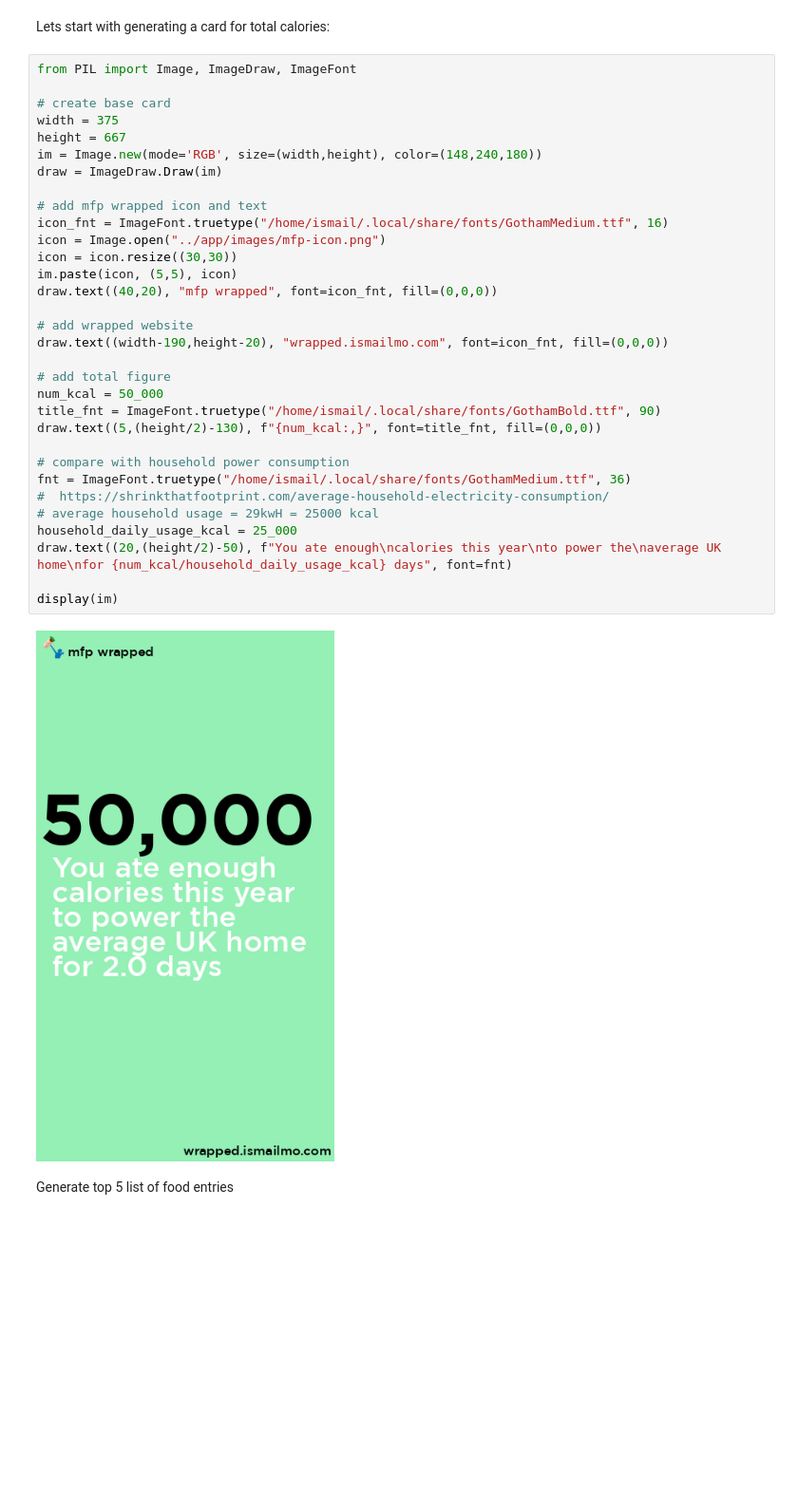
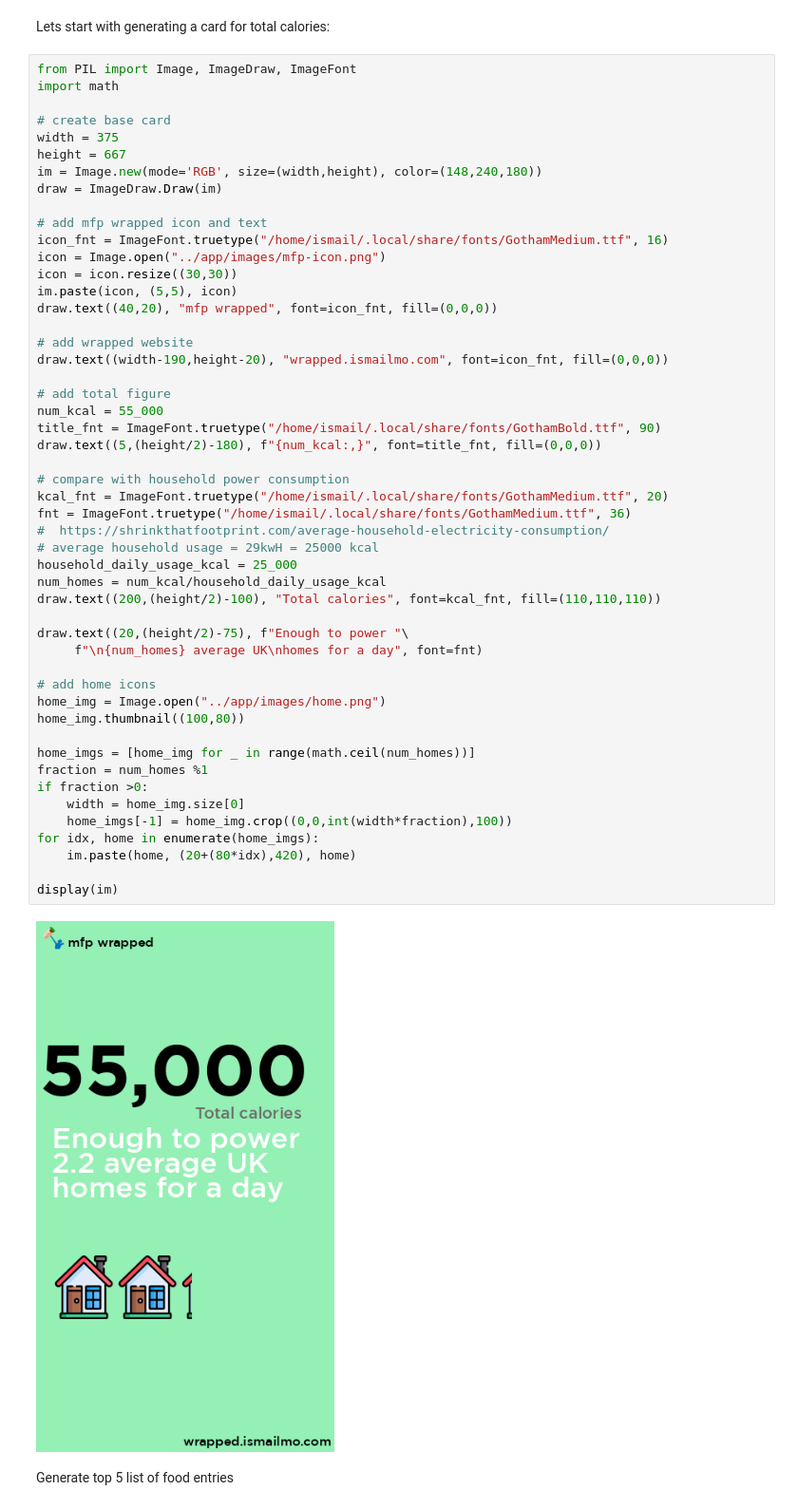
Before and after one commit to ismailmo1/mfp-wrapped, a Jupyter notebook: notebooks/spotify-cards.ipynb, the cells around one changed output. Shown at 95% size. Saved outputs shown, nothing was run; the diff lists cells and outputs as text; blank space fills up the shorter version.

```diff
--- a/notebooks/spotify-cards.ipynb
+++ b/notebooks/spotify-cards.ipynb
@@ -16,38 +16,56 @@ Some ideas for cards:
 Lets start with generating a card for total calories:
 # %%
 from PIL import Image, ImageDraw, ImageFont
+import math
 
 # create base card
 width = 375
 height = 667
 im = Image.new(mode='RGB', size=(width,height), color=(148,240,180))
 draw = ImageDraw.Draw(im)
 
 # add mfp wrapped icon and text
 icon_fnt = ImageFont.truetype("/home/ismail/.local/share/fonts/GothamMedium.ttf", 16)
 icon = Image.open("../app/images/mfp-icon.png")
 icon = icon.resize((30,30))
 im.paste(icon, (5,5), icon)
 draw.text((40,20), "mfp wrapped", font=icon_fnt, fill=(0,0,0))
 
 # add wrapped website
 draw.text((width-190,height-20), "wrapped.ismailmo.com", font=icon_fnt, fill=(0,0,0))
 
 # add total figure
-num_kcal = 50_000
+num_kcal = 55_000
 title_fnt = ImageFont.truetype("/home/ismail/.local/share/fonts/GothamBold.ttf", 90)
-draw.text((5,(height/2)-130), f"{num_kcal:,}", font=title_fnt, fill=(0,0,0))
+draw.text((5,(height/2)-180), f"{num_kcal:,}", font=title_fnt, fill=(0,0,0))
 
 # compare with household power consumption
+kcal_fnt = ImageFont.truetype("/home/ismail/.local/share/fonts/GothamMedium.ttf", 20)
 fnt = ImageFont.truetype("/home/ismail/.local/share/fonts/GothamMedium.ttf", 36)
 #  https://shrinkthatfootprint.com/average-household-electricity-consumption/
 # average household usage = 29kwH = 25000 kcal
 household_daily_usage_kcal = 25_000
-draw.text((20,(height/2)-50), f"You ate enough\ncalories this year\nto power the\naverage UK home\nfor {num_kcal/household_daily_usage_kcal} days", font=fnt)
+num_homes = num_kcal/household_daily_usage_kcal
+draw.text((200,(height/2)-100), "Total calories", font=kcal_fnt, fill=(110,110,110))
+
+draw.text((20,(height/2)-75), f"Enough to power "\
+     f"\n{num_homes} average UK\nhomes for a day", font=fnt)
+
+# add home icons
+home_img = Image.open("../app/images/home.png")
+home_img.thumbnail((100,80))
+
+home_imgs = [home_img for _ in range(math.ceil(num_homes))]
+fraction = num_homes %1
+if fraction >0:
+    width = home_img.size[0]
+    home_imgs[-1] = home_img.crop((0,0,int(width*fraction),100))
+for idx, home in enumerate(home_imgs):
+    im.paste(home, (20+(80*idx),420), home)
 
 display(im)
 # %% [output]
-[figure, old version]
+[figure, new version]
 # %% [markdown]
 Generate top 5 list of food entries
 # %%
```
Also changed, not shown: parts of 4 cells of this notebook, 4 other files.
